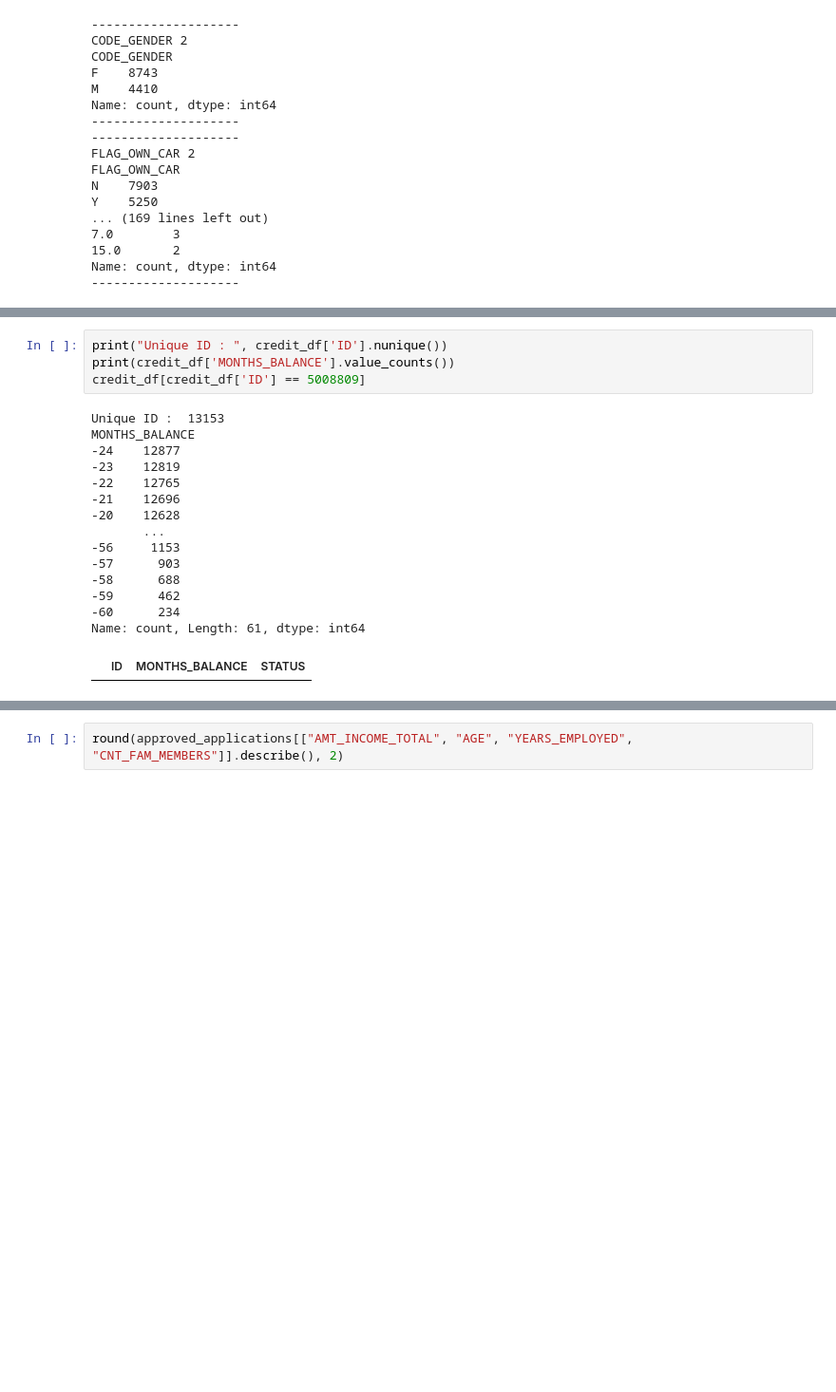
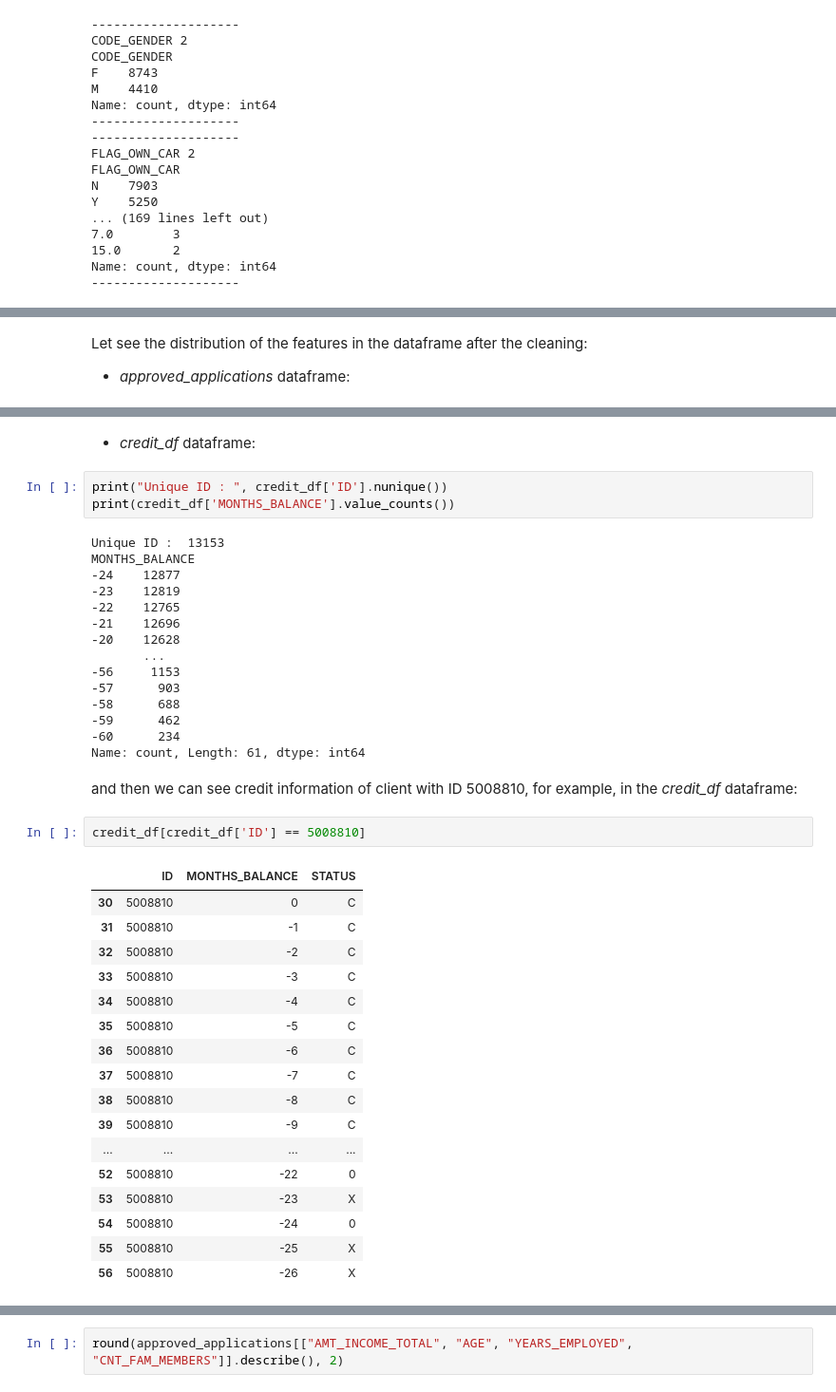
Before and after one commit to EnricoMiche1210760/prediction-of-creditworthiness-for-credit-card-issuance, a Jupyter notebook: src/main.ipynb, the cells around one changed output, grey strips where cells are left out. Shown at 95% size. Saved outputs shown, nothing was run; the diff lists cells and outputs as text; blank space fills up the shorter version.

```diff
--- a/src/main.ipynb
+++ b/src/main.ipynb
@@ -223,3 +224,6 @@ See the caveats in the documentation: https://pandas.pydata.org/pandas-docs/stab
+# %% [markdown]
+Let see the distribution of the features in the dataframe after the cleaning:
+* *approved_applications* dataframe:
 # %%
 approved_applications.head()
 # %% [output]
@@ -229,10 +233,11 @@ approved_applications.head()
 | 2 | 5008811 | N | Y | 270000.0 | Commercial associate | Secondary / secondary special | ... |
 | 3 | 5112956 | Y | Y | 270000.0 | Working | Higher education | ... |
 | 4 | 5008825 | Y | N | 130500.0 | Working | Incomplete higher | ... |
+# %% [markdown]
+* *credit_df* dataframe:
 # %%
 print("Unique ID : ", credit_df['ID'].nunique())
 print(credit_df['MONTHS_BALANCE'].value_counts())
-credit_df[credit_df['ID'] == 5008809]
 # %% [output]
 Unique ID :  13153
 MONTHS_BALANCE
@@ -248,4 +253,25 @@ MONTHS_BALANCE
 -59      462
 -60      234
 Name: count, Length: 61, dtype: int64
-|  | ID | MONTHS_BALANCE | STATUS |
+# %% [markdown]
+and then we can see credit information of client with ID 5008810, for example, in the *credit_df* dataframe:
+# %%
+credit_df[credit_df['ID'] == 5008810]
+# %% [output]
+|  | ID | MONTHS_BALANCE | STATUS |
+| 30 | 5008810 | 0 | C |
+| 31 | 5008810 | -1 | C |
+| 32 | 5008810 | -2 | C |
+| 33 | 5008810 | -3 | C |
+| 34 | 5008810 | -4 | C |
+| 35 | 5008810 | -5 | C |
+| 36 | 5008810 | -6 | C |
+| 37 | 5008810 | -7 | C |
+| 38 | 5008810 | -8 | C |
+| 39 | 5008810 | -9 | C |
+| ... | ... | ... | ... |
+| 52 | 5008810 | -22 | 0 |
+| 53 | 5008810 | -23 | X |
+| 54 | 5008810 | -24 | 0 |
+| 55 | 5008810 | -25 | X |
+| 56 | 5008810 | -26 | X |
```
Also changed, not shown: parts of 23 cells of this notebook, 1 other file.
